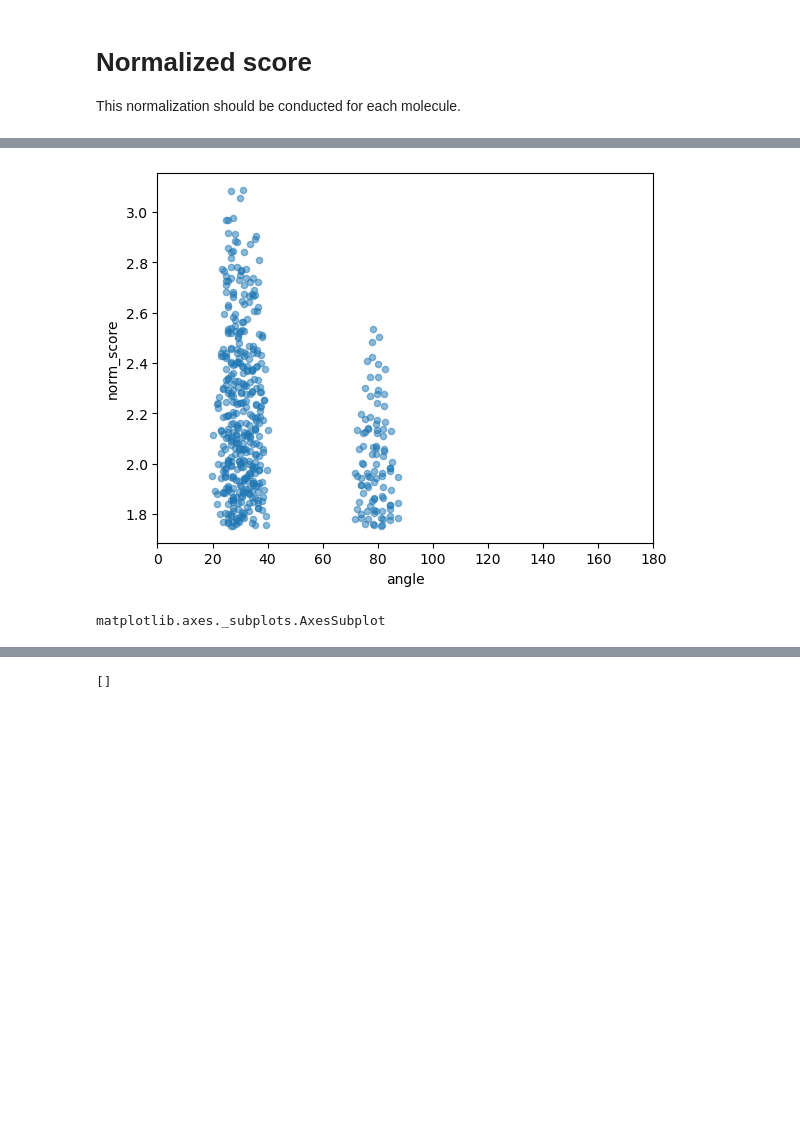
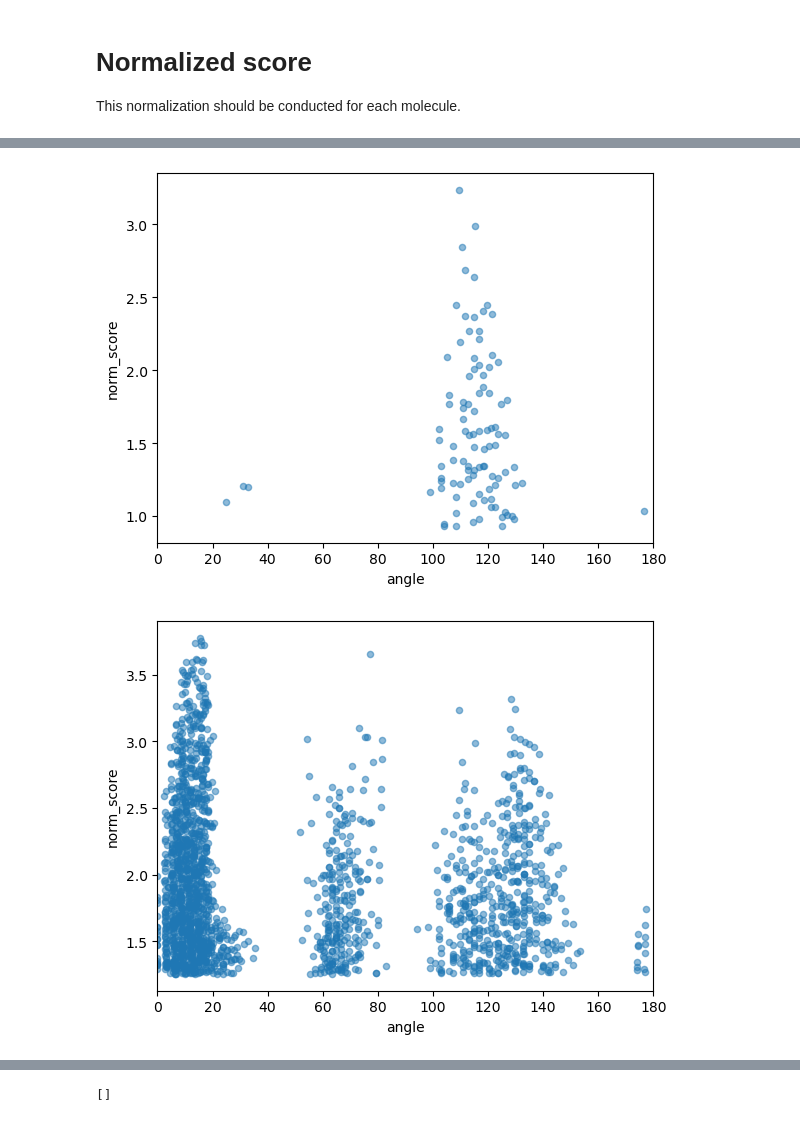
Before and after one commit to iobataya/line_detection, a Jupyter notebook: Find_linear_part_notebook.ipynb, the cells around one changed output, grey strips where cells are left out. Saved outputs shown, nothing was run; the diff lists cells and outputs as text; code cells hidden in the pictures; blank space fills up the shorter version.

```diff
--- a/Find_linear_part_notebook.ipynb
+++ b/Find_linear_part_notebook.ipynb
@@ -235,9 +259,9 @@ plot_emphasized_by_score(ld,mol,[0,66])
 # %%
-ret = mol42[0:500].plot.scatter(x="angle", y='norm_score', alpha=0.5, xlim=(0,180))
+ret_mol = mol_df[0:100].plot.scatter(x="angle", y='norm_score', alpha=0.5, xlim=(0,180))
 # %% [output]
-[figure, old version]
+[figure, new version]
-# %%
-type(ret)
-# %% [output]
-matplotlib.axes._subplots.AxesSubplot
+# %%
+ret_all = df.sort_values("norm_score",ascending=False)[0:2000].plot.scatter(x="angle", y='norm_score', alpha=0.5, xlim=(0,180))
+# %% [output]
+[figure, added]
 # %%
```
Also changed, not shown: parts of 27 cells of this notebook, 2 other files.
